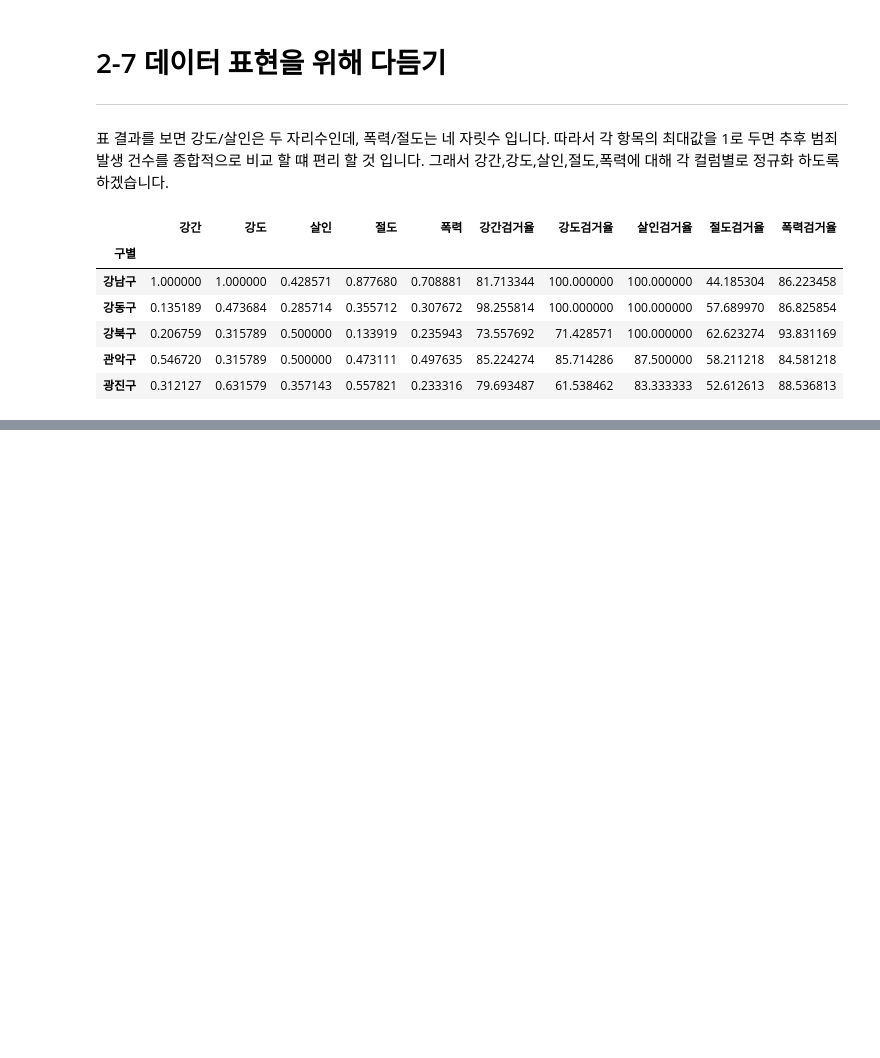
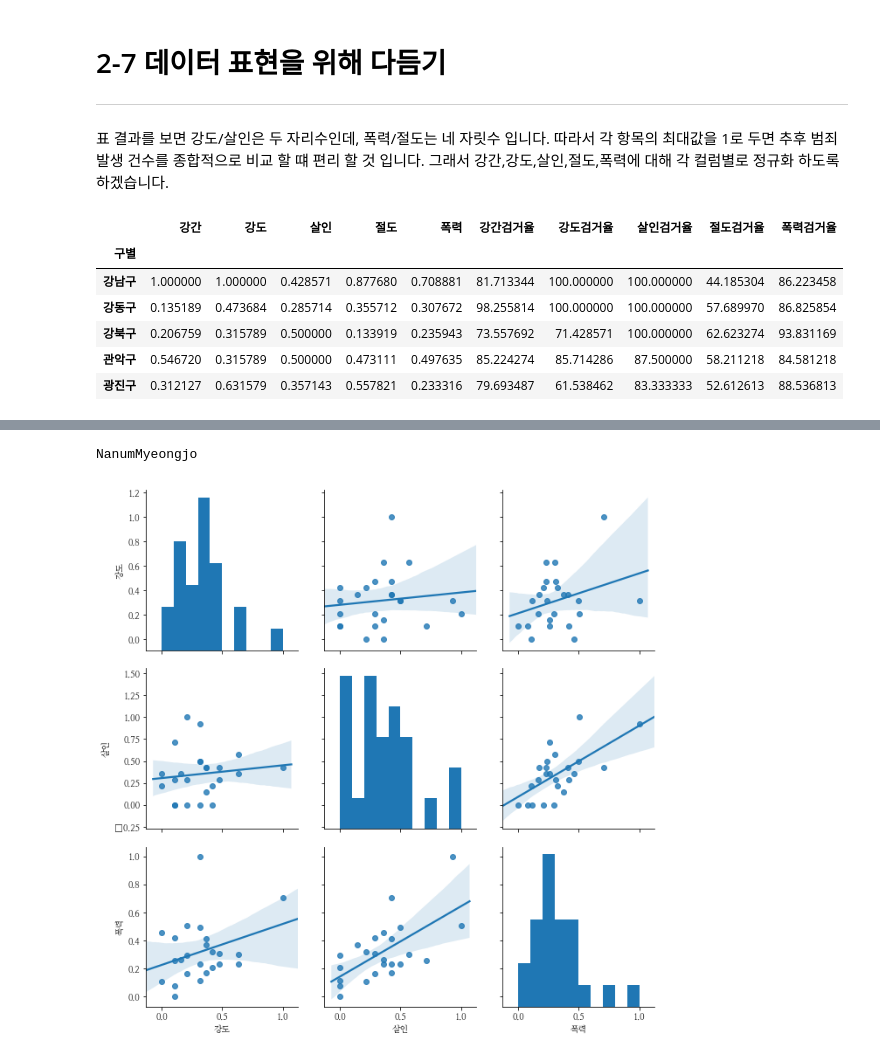
Before and after one commit to jihyunjeongme/datascience-example-python, a Jupyter notebook: 2장_서울시_범죄_현황_분석.ipynb, the cells around one changed output, grey strips where cells are left out. Cells and saved outputs as stored; diff of their text form; code cells hidden in the pictures; blank space fills up the shorter version.

```diff
--- a/2장_서울시_범죄_현황_분석.ipynb
+++ b/2장_서울시_범죄_현황_분석.ipynb
@@ -443,0 +493,7 @@ crime_anal_norm
+# %%
+path = '/usr/share/fonts/truetype/nanum/NanumMyeongjoBold.ttf'  # 설치된 나눔글꼴중 원하는 녀석의 전체 경로를 가져오자
+font_name = fm.FontProperties(fname=path, size=10).get_name()
+print(font_name)
+plt.rc('font', family=font_name)
+# %% [output]
+NanumMyeongjo
@@ -443,0 +504,5 @@ crime_anal_norm
+# %%
+sns.pairplot(crime_anal_norm, vars=["강도", "살인", "폭력"], kind='reg', height=3)
+plt.show()
+# %% [output]
+[figure, added]
```
Also changed, not shown: parts of 18 cells of this notebook.
